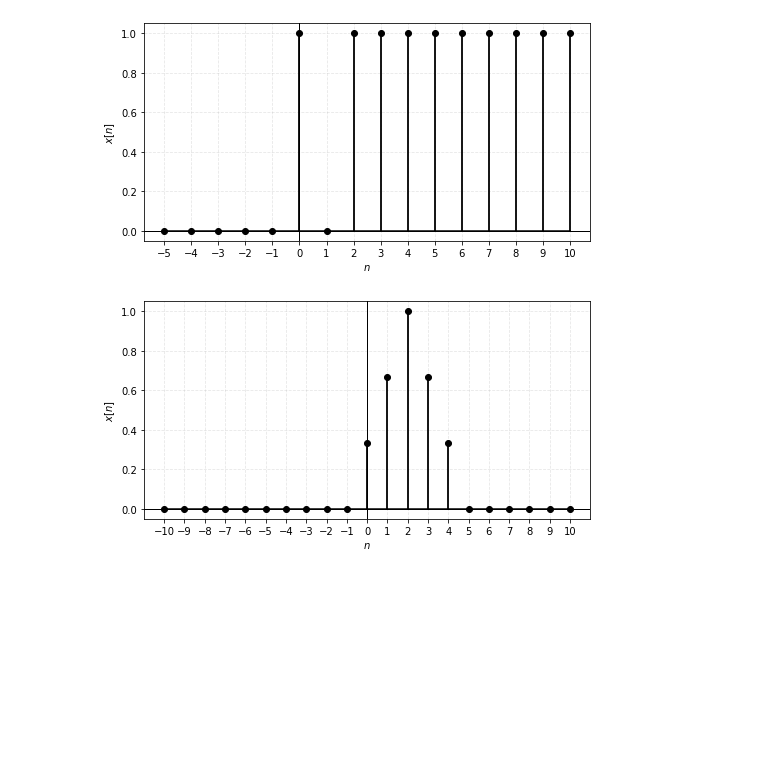
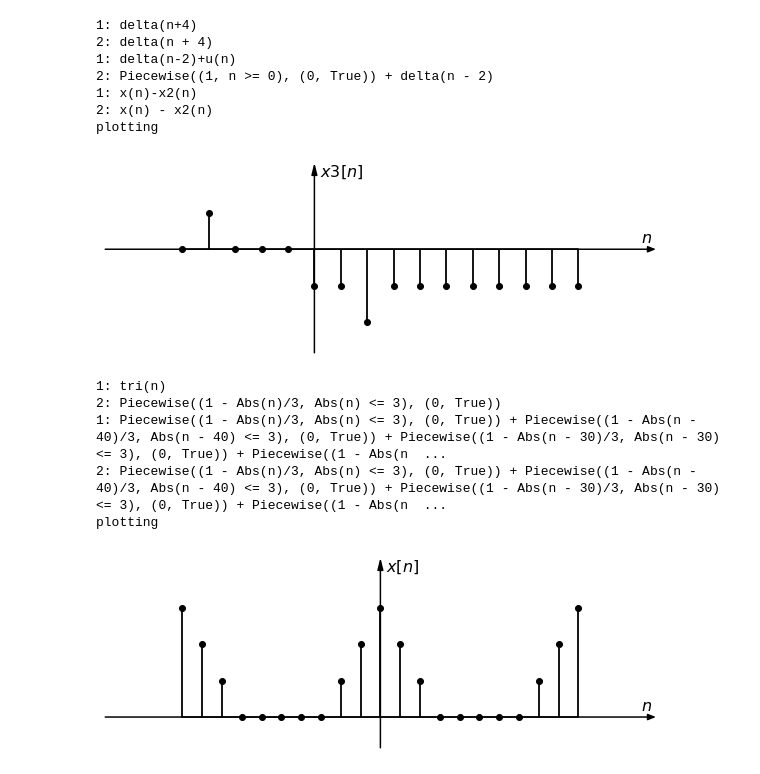
Before and after one commit to miguelmartfern/BlockDiagrams, a Jupyter notebook: docs/notebooks/discrete_signal_examples.ipynb, the cells around one changed output. Saved outputs shown, nothing was run; the diff lists cells and outputs as text; code cells hidden in the pictures; blank space fills up the shorter version.

Commit message:
Changes: * DiscreteSignalPlotter working without details as labels, ticks, ...

```diff
--- a/docs/notebooks/discrete_signal_examples.ipynb
+++ b/docs/notebooks/discrete_signal_examples.ipynb
@@ -1,26 +1,39 @@
 # %%
 # Ejemplo 1 — Delta y escalón unitario
 
 from signalblocks import DiscreteSignalPlotter
 
-dsp = DiscreteSignalPlotter(n_range=(-5, 10))
+dsp = DiscreteSignalPlotter(horiz_range=(-5, 10))
 
-# Define: x[n] = delta[n] + delta[n-2] + u[n-3]
-dsp.add_signal("x[n] = delta(n) + delta(n-2) + u(n-3)")
-dsp.plot("x")
+dsp.add_signal("x[n] = delta[n+4]")
+dsp.add_signal("x2[n]=delta[n-2]+u[n]")
+dsp.add_signal("x3[n]=x[n]-x2[n]")
+dsp.plot("x3")
 # %% [output]
+1: delta(n+4)
+2: delta(n + 4)
+1: delta(n-2)+u(n)
+2: Piecewise((1, n >= 0), (0, True)) + delta(n - 2)
+1: x(n)-x2(n)
+2: x(n) - x2(n)
+plotting
-[figure, old version]
+[figure, new version]
 # %%
 # Ejemplo 2 — Triángulo y desplazamiento temporal
 
-dsp = DiscreteSignalPlotter(n_range=(-10, 10))
+dsp = DiscreteSignalPlotter(horiz_range=(-10, 10))
 
 # Definimos señal triangular desplazada
-dsp.add_signal("x[n] = tri(n-2)")
+dsp.add_signal("x[n] = tri(n)", period=10)
 
 dsp.plot("x")
 # %% [output]
+1: tri(n)
+2: Piecewise((1 - Abs(n)/3, Abs(n) <= 3), (0, True))
+1: Piecewise((1 - Abs(n)/3, Abs(n) <= 3), (0, True)) + Piecewise((1 - Abs(n - 40)/3, Abs(n - 40) <= 3), (0, True)) + Piecewise((1 - Abs(n - 30)/3, Abs(n - 30) <= 3), (0, True)) + Piecewise((1 - Abs(n  ...
+2: Piecewise((1 - Abs(n)/3, Abs(n) <= 3), (0, True)) + Piecewise((1 - Abs(n - 40)/3, Abs(n - 40) <= 3), (0, True)) + Piecewise((1 - Abs(n - 30)/3, Abs(n - 30) <= 3), (0, True)) + Piecewise((1 - Abs(n  ...
+plotting
-[figure, old version]
+[figure, new version]
 # %%
 # Ejemplo 3 — Combinación de señales
 
```
Also changed, not shown: parts of 5 cells of this notebook, 4 other files.
